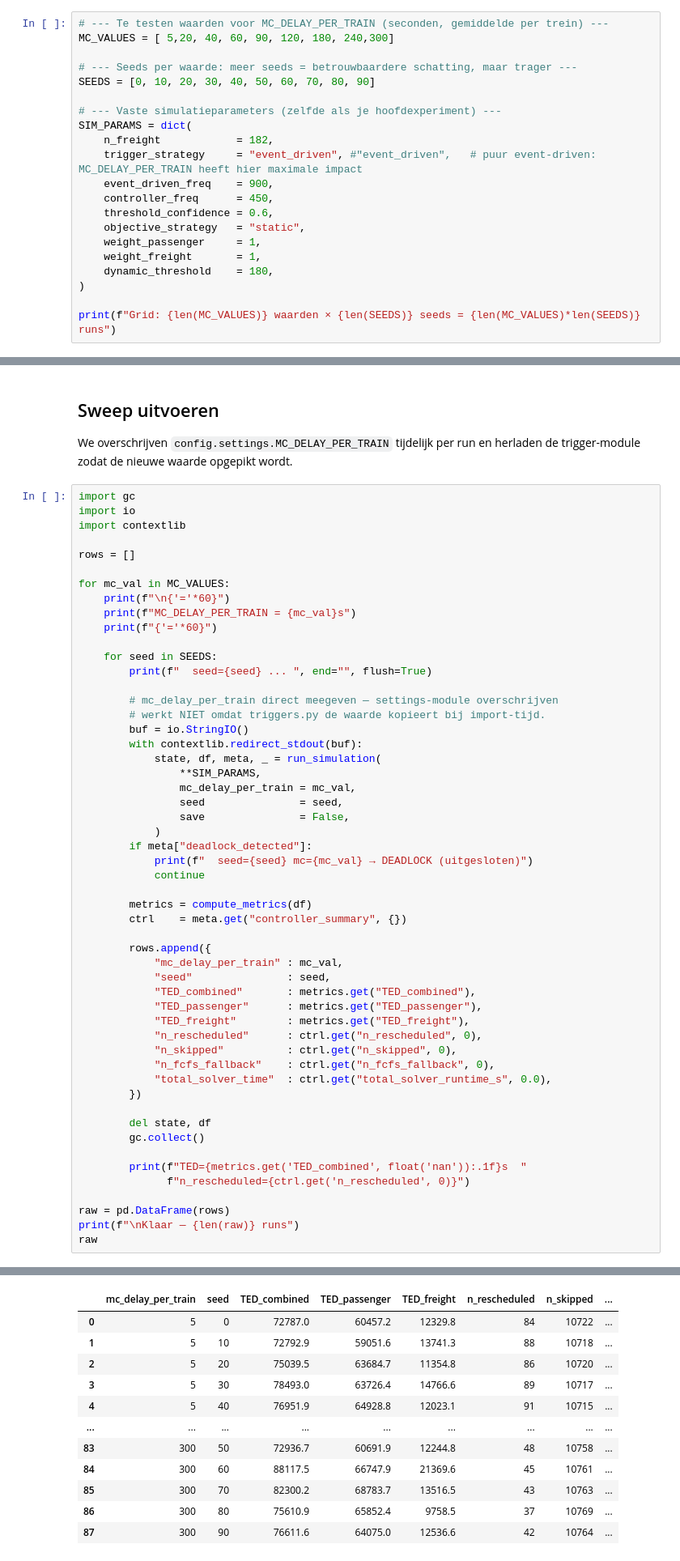
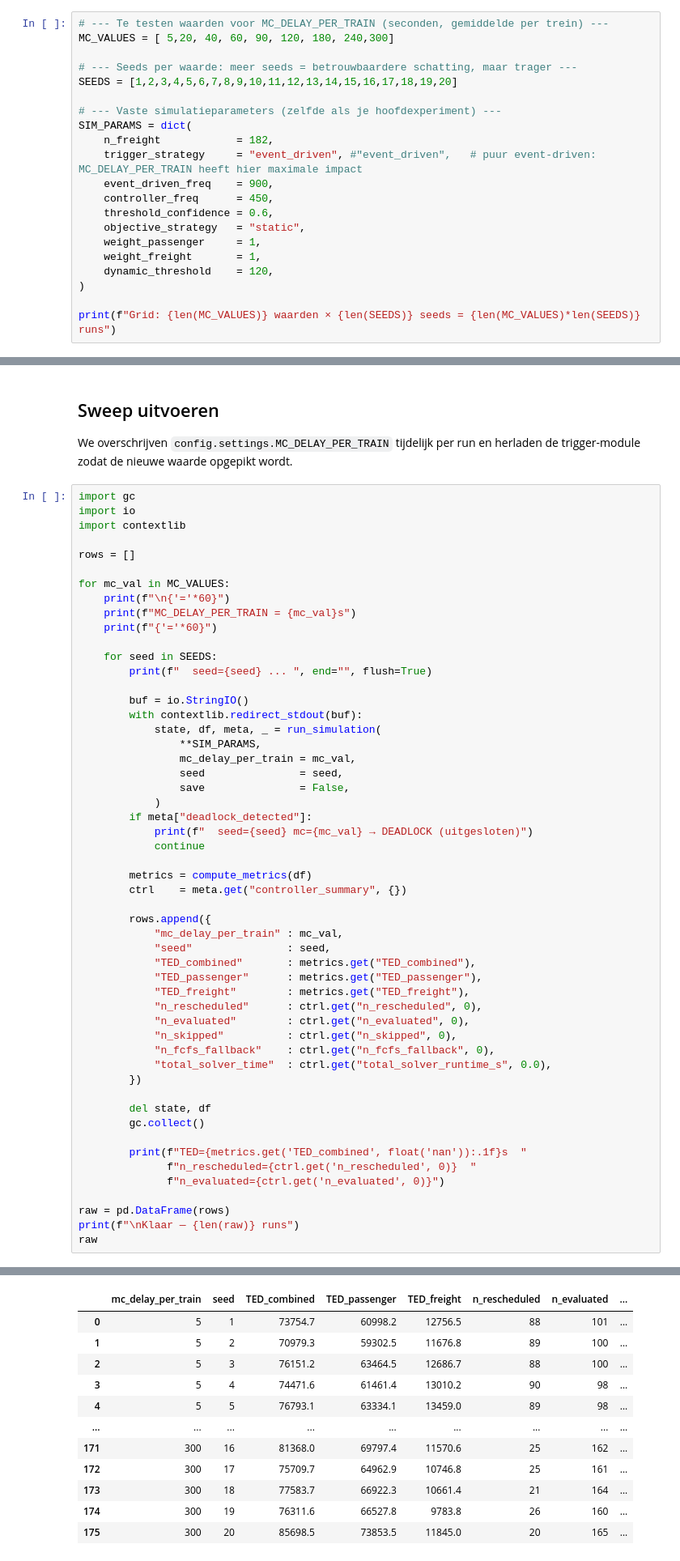
Before and after one commit to DauwDW/Thesis, a Jupyter notebook: notebooks/Calibrate_MC_Threshold.ipynb, the cells around one changed output, grey strips where cells are left out. Shown at 81% size. Saved outputs shown, nothing was run; the diff lists cells and outputs as text.

```diff
--- a/notebooks/Calibrate_MC_Threshold.ipynb
+++ b/notebooks/Calibrate_MC_Threshold.ipynb
@@ -32,7 +32,7 @@ from utils.metrics import compute_metrics
 MC_VALUES = [ 5,20, 40, 60, 90, 120, 180, 240,300]
 
 # --- Seeds per waarde: meer seeds = betrouwbaardere schatting, maar trager ---
-SEEDS = [0, 10, 20, 30, 40, 50, 60, 70, 80, 90]
+SEEDS = [1,2,3,4,5,6,7,8,9,10,11,12,13,14,15,16,17,18,19,20]
 
 # --- Vaste simulatieparameters (zelfde als je hoofdexperiment) ---
 SIM_PARAMS = dict(
@@ -44,7 +44,7 @@ SIM_PARAMS = dict(
     objective_strategy   = "static",
     weight_passenger     = 1,
     weight_freight       = 1,
-    dynamic_threshold    = 180,
+    dynamic_threshold    = 120,
 )
 
 print(f"Grid: {len(MC_VALUES)} waarden × {len(SEEDS)} seeds = {len(MC_VALUES)*len(SEEDS)} runs")
@@ -70,8 +70,6 @@ for mc_val in MC_VALUES:
     for seed in SEEDS:
         print(f"  seed={seed} ... ", end="", flush=True)
 
-        # mc_delay_per_train direct meegeven — settings-module overschrijven
-        # werkt NIET omdat triggers.py de waarde kopieert bij import-tijd.
         buf = io.StringIO()
         with contextlib.redirect_stdout(buf):
             state, df, meta, _ = run_simulation(
@@ -94,6 +92,7 @@ for mc_val in MC_VALUES:
             "TED_passenger"      : metrics.get("TED_passenger"),
             "TED_freight"        : metrics.get("TED_freight"),
             "n_rescheduled"      : ctrl.get("n_rescheduled", 0),
+            "n_evaluated"        : ctrl.get("n_evaluated", 0),
             "n_skipped"          : ctrl.get("n_skipped", 0),
             "n_fcfs_fallback"    : ctrl.get("n_fcfs_fallback", 0),
             "total_solver_time"  : ctrl.get("total_solver_runtime_s", 0.0),
@@ -103,7 +102,8 @@ for mc_val in MC_VALUES:
         gc.collect()
 
         print(f"TED={metrics.get('TED_combined', float('nan')):.1f}s  "
-              f"n_rescheduled={ctrl.get('n_rescheduled', 0)}")
+              f"n_rescheduled={ctrl.get('n_rescheduled', 0)}  "
+              f"n_evaluated={ctrl.get('n_evaluated', 0)}")
 
 raw = pd.DataFrame(rows)
 print(f"\nKlaar — {len(raw)} runs")
@@ -129,12 +129,12 @@ Klaar — 88 runs
-|  | mc_delay_per_train | seed | TED_combined | TED_passenger | TED_freight | n_rescheduled | n_skipped | ... |
-| 0 | 5 | 0 | 72787.0 | 60457.2 | 12329.8 | 84 | 10722 | ... |
-| 1 | 5 | 10 | 72792.9 | 59051.6 | 13741.3 | 88 | 10718 | ... |
-| 2 | 5 | 20 | 75039.5 | 63684.7 | 11354.8 | 86 | 10720 | ... |
-| 3 | 5 | 30 | 78493.0 | 63726.4 | 14766.6 | 89 | 10717 | ... |
-| 4 | 5 | 40 | 76951.9 | 64928.8 | 12023.1 | 91 | 10715 | ... |
+|  | mc_delay_per_train | seed | TED_combined | TED_passenger | TED_freight | n_rescheduled | n_evaluated | ... |
+| 0 | 5 | 1 | 73754.7 | 60998.2 | 12756.5 | 88 | 101 | ... |
+| 1 | 5 | 2 | 70979.3 | 59302.5 | 11676.8 | 89 | 100 | ... |
+| 2 | 5 | 3 | 76151.2 | 63464.5 | 12686.7 | 88 | 100 | ... |
+| 3 | 5 | 4 | 74471.6 | 61461.4 | 13010.2 | 90 | 98 | ... |
+| 4 | 5 | 5 | 76793.1 | 63334.1 | 13459.0 | 89 | 98 | ... |
 | ... | ... | ... | ... | ... | ... | ... | ... | ... |
-| 83 | 300 | 50 | 72936.7 | 60691.9 | 12244.8 | 48 | 10758 | ... |
-| 84 | 300 | 60 | 88117.5 | 66747.9 | 21369.6 | 45 | 10761 | ... |
-| 85 | 300 | 70 | 82300.2 | 68783.7 | 13516.5 | 43 | 10763 | ... |
-| 86 | 300 | 80 | 75610.9 | 65852.4 | 9758.5 | 37 | 10769 | ... |
-| 87 | 300 | 90 | 76611.6 | 64075.0 | 12536.6 | 42 | 10764 | ... |
+| 171 | 300 | 16 | 81368.0 | 69797.4 | 11570.6 | 25 | 162 | ... |
+| 172 | 300 | 17 | 75709.7 | 64962.9 | 10746.8 | 25 | 161 | ... |
+| 173 | 300 | 18 | 77583.7 | 66922.3 | 10661.4 | 21 | 164 | ... |
+| 174 | 300 | 19 | 76311.6 | 66527.8 | 9783.8 | 26 | 160 | ... |
+| 175 | 300 | 20 | 85698.5 | 73853.5 | 11845.0 | 20 | 165 | ... |
```
Also changed, not shown: parts of 18 cells of this notebook, 19 other files.
